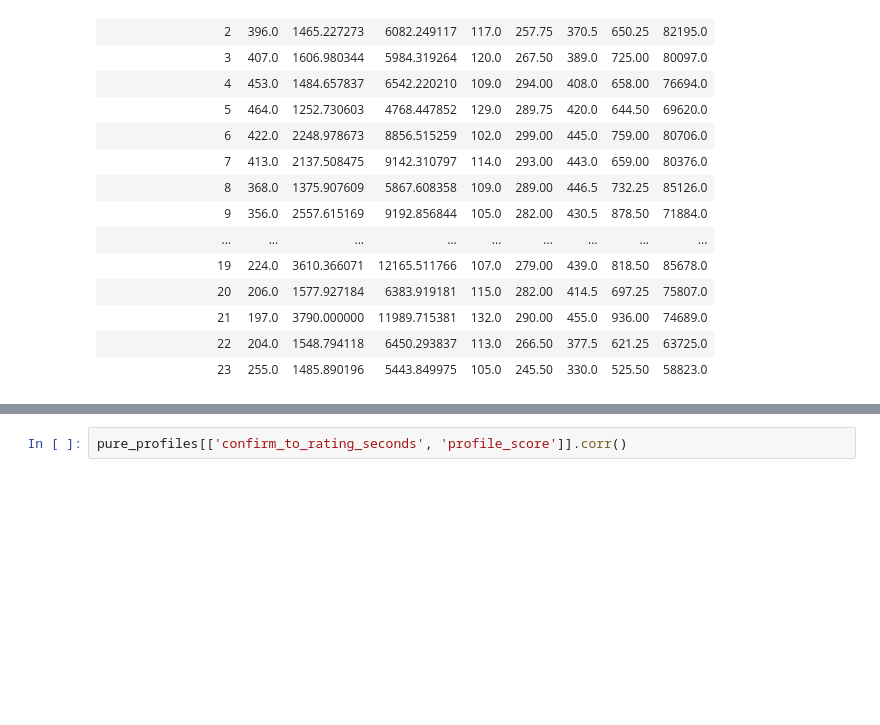
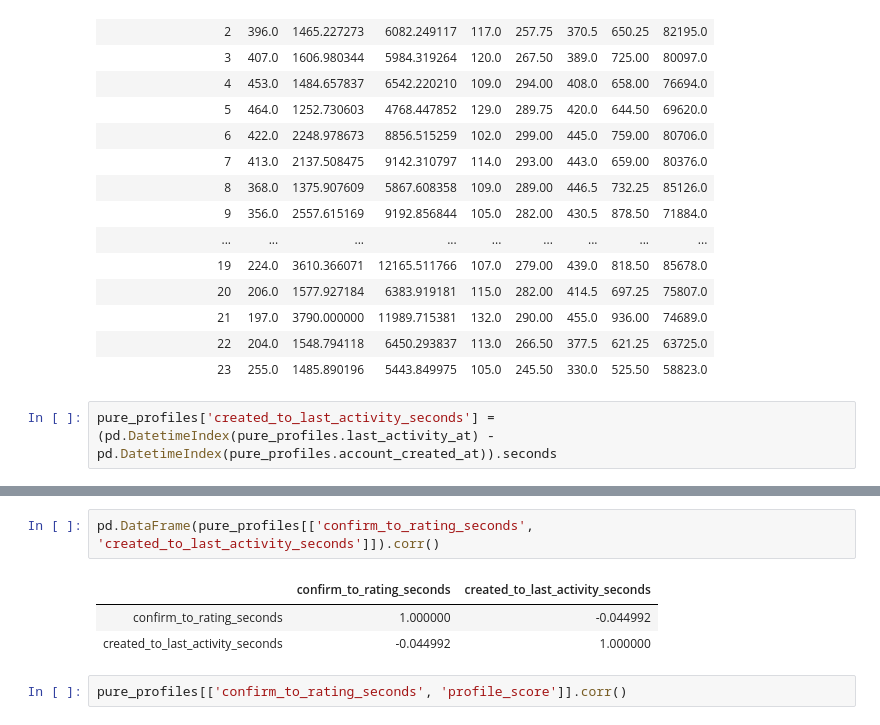
Before and after one commit to seonnyseo/data_analysis, a Jupyter notebook: dating_app/EDA.ipynb, the cells around one changed output, grey strips where cells are left out. Saved outputs shown, nothing was run; the diff lists cells and outputs as text; blank space fills up the shorter version.

```diff
--- a/dating_app/EDA.ipynb
+++ b/dating_app/EDA.ipynb
@@ -563,3 +489,5 @@ pure_profiles.groupby('account_created_hour')['created_to_confirm_seconds'].desc
 | 21 | 197.0 | 3790.000000 | 11989.715381 | 132.0 | 290.00 | 455.0 | 936.00 | 74689.0 |
 | 22 | 204.0 | 1548.794118 | 6450.293837 | 113.0 | 266.50 | 377.5 | 621.25 | 63725.0 |
 | 23 | 255.0 | 1485.890196 | 5443.849975 | 105.0 | 245.50 | 330.0 | 525.50 | 58823.0 |
+# %%
+pure_profiles['created_to_last_activity_seconds'] = (pd.DatetimeIndex(pure_profiles.last_activity_at) - pd.DatetimeIndex(pure_profiles.account_created_at)).seconds
@@ -566,3 +512,9 @@ pure_profiles.groupby('account_created_hour')['created_to_confirm_seconds'].desc
+# %%
+pd.DataFrame(pure_profiles[['confirm_to_rating_seconds', 'created_to_last_activity_seconds']]).corr()
+# %% [output]
+|  | confirm_to_rating_seconds | created_to_last_activity_seconds |
+| confirm_to_rating_seconds | 1.000000 | -0.044992 |
+| created_to_last_activity_seconds | -0.044992 | 1.000000 |
 # %%
 pure_profiles[['confirm_to_rating_seconds', 'profile_score']].corr()
 # %% [output]
```
Also changed, not shown: parts of 19 cells of this notebook.
